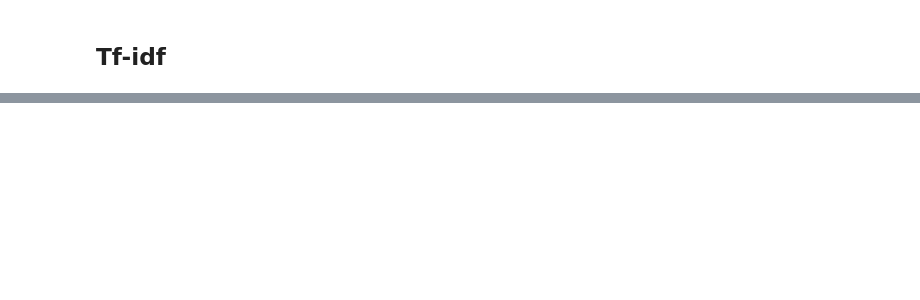
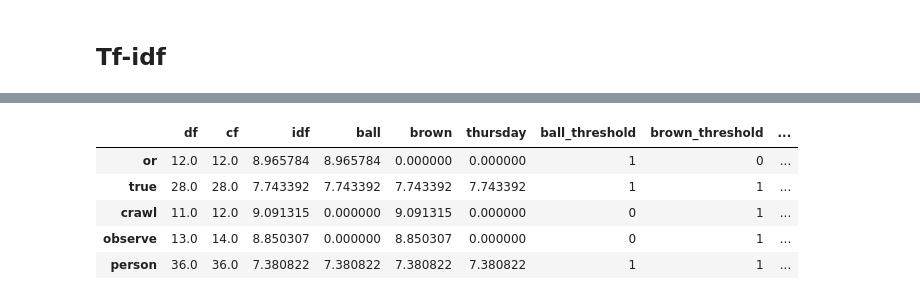
Before and after one commit to brianjinkim/thinkful_datascience, a Jupyter notebook: Unit 4/4.4.5 Build NLP.ipynb, the cells around one changed output, grey strips where cells are left out. Drawn from its saved outputs; the diff is of its cells as text; code cells hidden in the pictures; blank space fills up the shorter version.

```diff
--- a/Unit 4/4.4.5 Build NLP.ipynb
+++ b/Unit 4/4.4.5 Build NLP.ipynb
@@ -356,0 +335,19 @@ tf_idf.T.head()
+# %%
+# set threshold & initialize
+threshold = 5
+tf_idf['ball_threshold'] = 0
+tf_idf['brown_threshold'] = 0
+tf_idf['thursday_threshold'] = 0
+
+tf_idf['ball_threshold'] = np.where(tf_idf['ball'] > threshold, 1, 0)
+tf_idf['brown_threshold'] = np.where(tf_idf['brown'] > threshold, 1, 0)
+tf_idf['thursday_threshold'] = np.where(tf_idf['thursday'] > threshold, 1, 0)
+
+tf_idf.head()
+# %% [output]
+|  | df | cf | idf | ball | brown | thursday | ball_threshold | brown_threshold | ... |
+| or | 12.0 | 12.0 | 8.965784 | 8.965784 | 0.000000 | 0.000000 | 1 | 0 | ... |
+| true | 28.0 | 28.0 | 7.743392 | 7.743392 | 7.743392 | 7.743392 | 1 | 1 | ... |
+| crawl | 11.0 | 12.0 | 9.091315 | 0.000000 | 9.091315 | 0.000000 | 0 | 1 | ... |
+| observe | 13.0 | 14.0 | 8.850307 | 0.000000 | 8.850307 | 0.000000 | 0 | 1 | ... |
+| person | 36.0 | 36.0 | 7.380822 | 7.380822 | 7.380822 | 7.380822 | 1 | 1 | ... |
```
Also changed, not shown: parts of 25 cells of this notebook, 1 other file.
